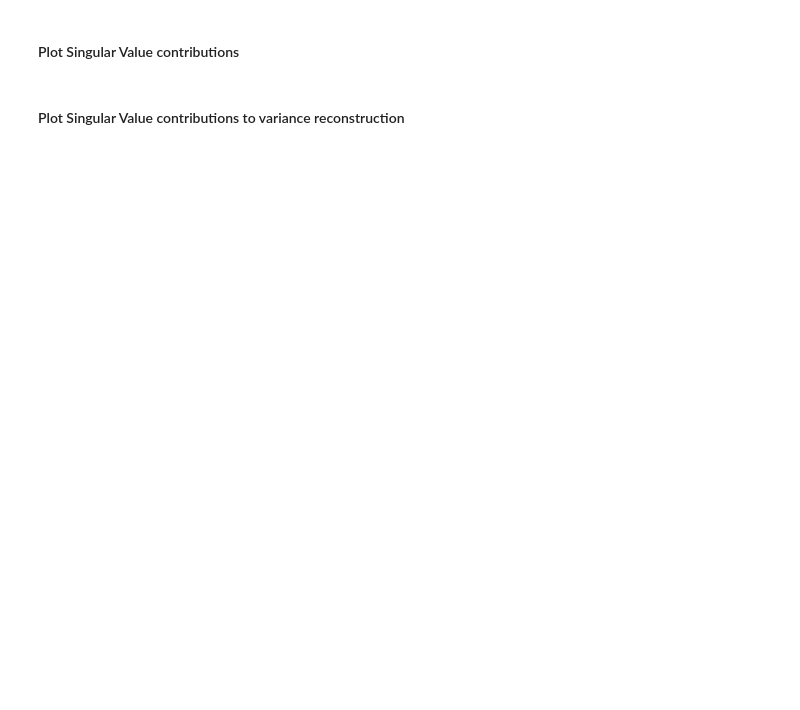
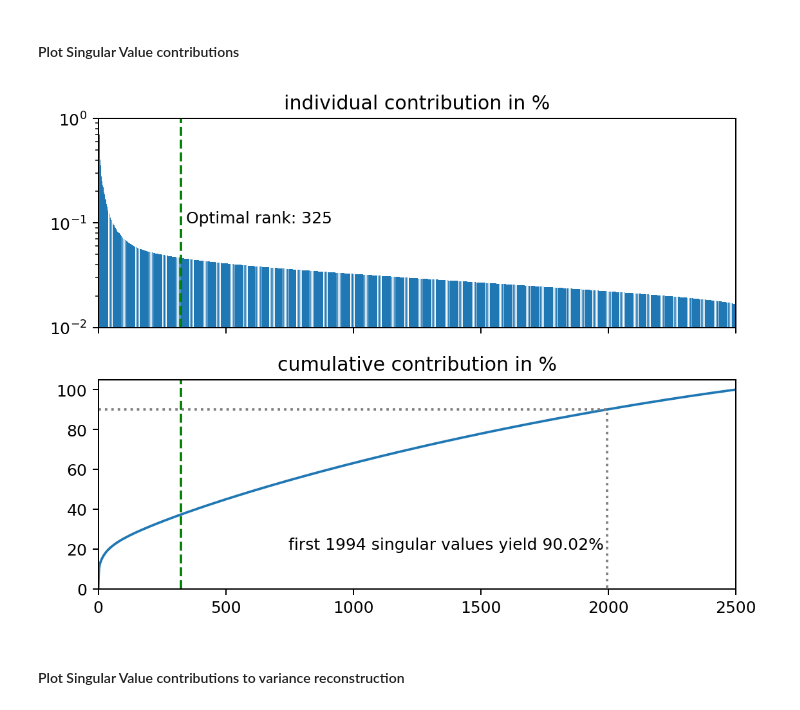
Before and after one commit to AntonSchreiber/ROM-buffet-forecasting, a Jupyter notebook: notebooks/svd_train.ipynb, the cells around one changed output. Cells and saved outputs as stored; diff of their text form; code cells hidden in the pictures; blank space fills up the shorter version.

```diff
--- a/notebooks/svd_train.ipynb
+++ b/notebooks/svd_train.ipynb
@@ -65,30 +84,34 @@ pt.save(U, join(output_path, "U.pt"))
 # %%
 s_sum = s.sum().item()
 # relative contribution
 s_rel = [s_i / s_sum * 100 for s_i in s]
 # cumulative contribution
 s_cum = [s[:n].sum().item() / s_sum * 100 for n in range(s.shape[0])]
 # find out how many singular values we need to reach at least 90 percent
 i_90 = bisect.bisect_right(s_cum, 90)
 
-fig1, ax1 = plt.subplots(figsize=(6, 2.5))
-ax1.bar(range(svd.opt_rank), s_rel[:svd.opt_rank], align="edge")
-ax1.axvline(svd.opt_rank, color="green", linestyle="-")
-ax1.text(165, 1, "Optimal rank: {}".format(svd.opt_rank))
+fig1, (ax1, ax2) = plt.subplots(2, 1, sharex=True)
+ax1.bar(range(rank), s_rel, align="edge")
+ax1.axvline(svd.opt_rank, color="green", linestyle="--")
+ax1.text(svd.opt_rank + 20, 1e-1, "Optimal rank: {}".format(svd.opt_rank))
 ax1.set_title("individual contribution in %")
-fig1.tight_layout()
-fig1.savefig(join(output_path, "individual_contribution.png"))
+ax1.set_yscale("log")
+ax1.set_ylim(1e-2, 1)
 
-fig2, ax2 = plt.subplots(figsize=(6, 2.5))
+# fig2, ax2 = plt.subplots(figsize=(6, 2.5))
 ax2.plot(range(s.shape[0]), s_cum)
 ax2.set_xlim(0, rank)
 ax2.set_ylim(0, 105)
 ax2.set_title("cumulative contribution in %")
-ax2.plot([0, i_90, i_90], [s_cum[i_90], s_cum[i_90], 0], ls="--", color="grey")
-ax2.axvline(svd.opt_rank, color="green", linestyle="-")
-ax2.text(i_90 - 1350, 20, "first {:d} singular values yield {:1.2f}%".format(i_90, s_cum[i_90]))
-fig2.tight_layout()
-fig2.savefig(join(output_path, "cumulative_contributions.png"))
+ax2.plot([0, i_90, i_90], [s_cum[i_90], s_cum[i_90], 0], ls="dotted", color="grey")
+ax2.axvline(svd.opt_rank, color="green", linestyle="--")
+ax2.text(i_90 - 1250, 20, "first {:d} singular values yield {:1.2f}%".format(i_90, s_cum[i_90]))
+
+
+fig1.tight_layout()
+fig1.savefig(join(output_path, "individ_and_cumulat_contribution.png"))
+# %% [output]
+[figure, added]
 # %% [markdown]
 #### Plot Singular Value contributions to variance reconstruction
 # %%
```
Also changed, not shown: parts of 4 cells of this notebook, 3 other files.
